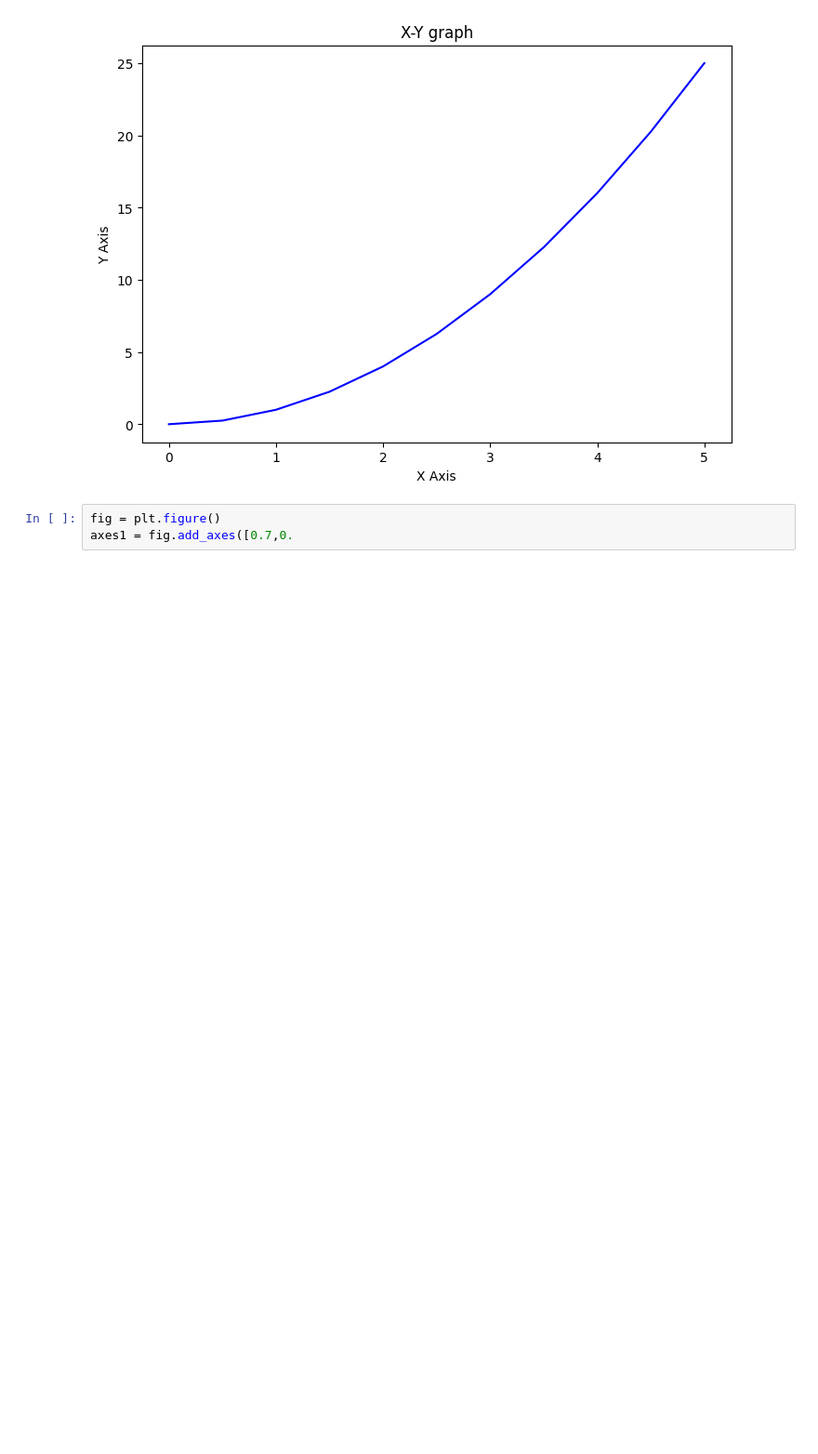
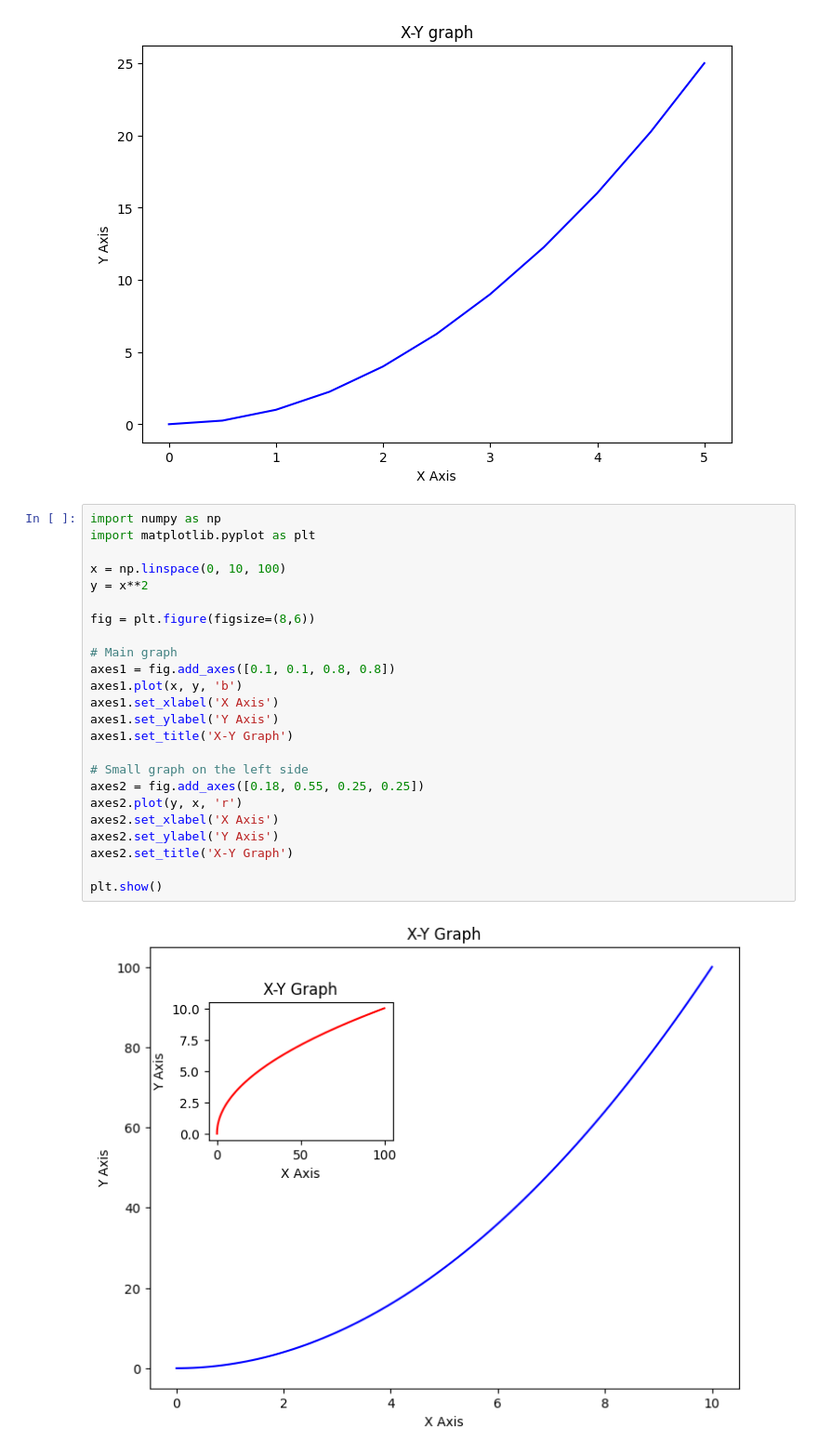
Before and after one commit to minhasaleem/DATASCIENCE-LAB, a Jupyter notebook: Data Visualisation.ipynb, the cells around one changed output. Shown at 93% size. Cells and saved outputs as stored; diff of their text form; blank space fills up the shorter version.

```diff
--- a/Data Visualisation.ipynb
+++ b/Data Visualisation.ipynb
@@ -40,5 +40,28 @@ axes.set_title('X-Y graph')
 Text(0.5, 1.0, 'X-Y graph')
 [figure]
 # %%
-fig = plt.figure()
-axes1 = fig.add_axes([0.7,0.
+import numpy as np
+import matplotlib.pyplot as plt
+
+x = np.linspace(0, 10, 100)
+y = x**2
+
+fig = plt.figure(figsize=(8,6))
+
+# Main graph
+axes1 = fig.add_axes([0.1, 0.1, 0.8, 0.8])
+axes1.plot(x, y, 'b')
+axes1.set_xlabel('X Axis')
+axes1.set_ylabel('Y Axis')
+axes1.set_title('X-Y Graph')
+
+# Small graph on the left side
+axes2 = fig.add_axes([0.18, 0.55, 0.25, 0.25])
+axes2.plot(y, x, 'r')
+axes2.set_xlabel('X Axis')
+axes2.set_ylabel('Y Axis')
+axes2.set_title('X-Y Graph')
+
+plt.show()
+# %% [output]
+[figure, added]
```
Also changed, not shown: parts of 4 cells of this notebook.
